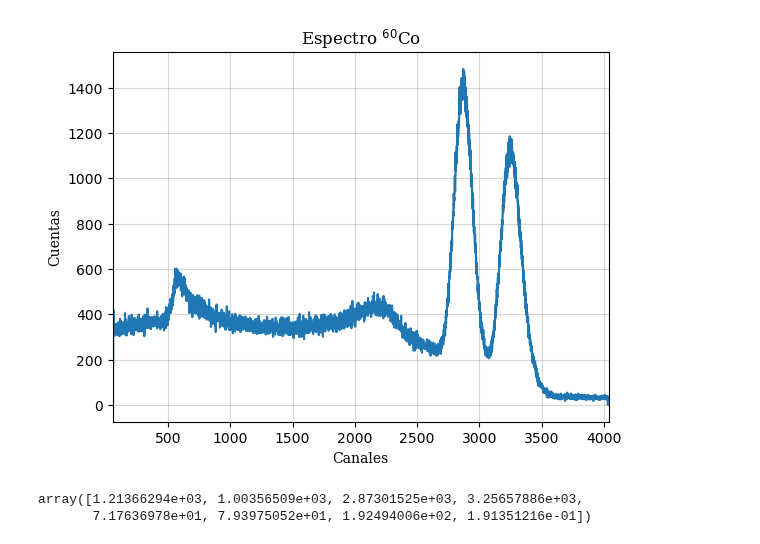
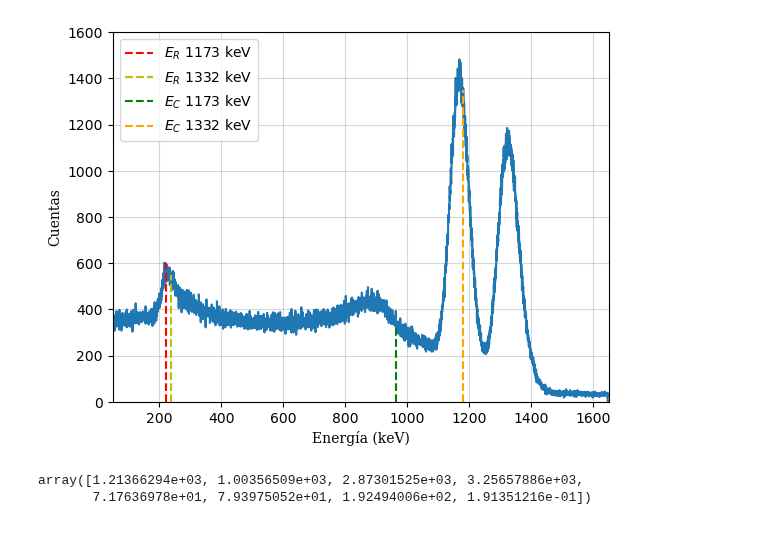
Before and after one commit to juan3ltran/Instrumentacion_Nuclear, a Jupyter notebook: Practica1/Co60.ipynb, the cells around one changed output. Drawn from its saved outputs; the diff is of its cells as text; code cells hidden in the pictures.

Commit message:
Cambios energía

```diff
--- a/Practica1/Co60.ipynb
+++ b/Practica1/Co60.ipynb
@@ -11,15 +11,21 @@ Cs137=pd.read_csv("./data/Cs137_5minNaI.csv")
 # %%
 x=Co60.canal
 y=Co60.cuentas
-# %%
-plt.plot(x,y,ds="steps-mid")
-plt.xlim(55,4040)
-plt.xlabel("Canales",family="serif")
-plt.ylabel("Cuentas",family="serif")
-plt.title(r"Espectro $^{60}$Co",family="serif")
-plt.grid(which='both',alpha=0.5)
-# %% [output]
-[figure, removed]
+# %%
+plt.plot(Ecanales,y,ds="steps-mid")
+plt.xlim(50,1650)
+
+plt.xlabel("Energía (keV)",family="serif")
+plt.ylabel("Cuentas",family="serif")
+plt.ylim(0,1600)
+plt.vlines(221.5,0,600,color="r",linestyles="dashed",label=r"$E_R$ 1173 keV ")
+plt.vlines(237.6,0,550,color="y",linestyles="dashed",label=r"$E_R$ 1332 keV")
+plt.vlines(963.3,0,330,color="g",linestyles="dashed",label=r"$E_C$ 1173 keV ")
+plt.vlines(1181.1,0,1350,color="orange",linestyles="dashed",label=r"$E_C$ 1332 keV")
+plt.legend(loc=2)
+plt.grid(which='both',alpha=0.5)
+# %% [output]
+[figure, added]
 # %%
 def gaussiana(x,M,mu,sigma):
     return M*np.exp(-0.5*((mu-x)/(sigma))**2)
```
Also changed, not shown: parts of 10 cells of this notebook, 1 other file.
